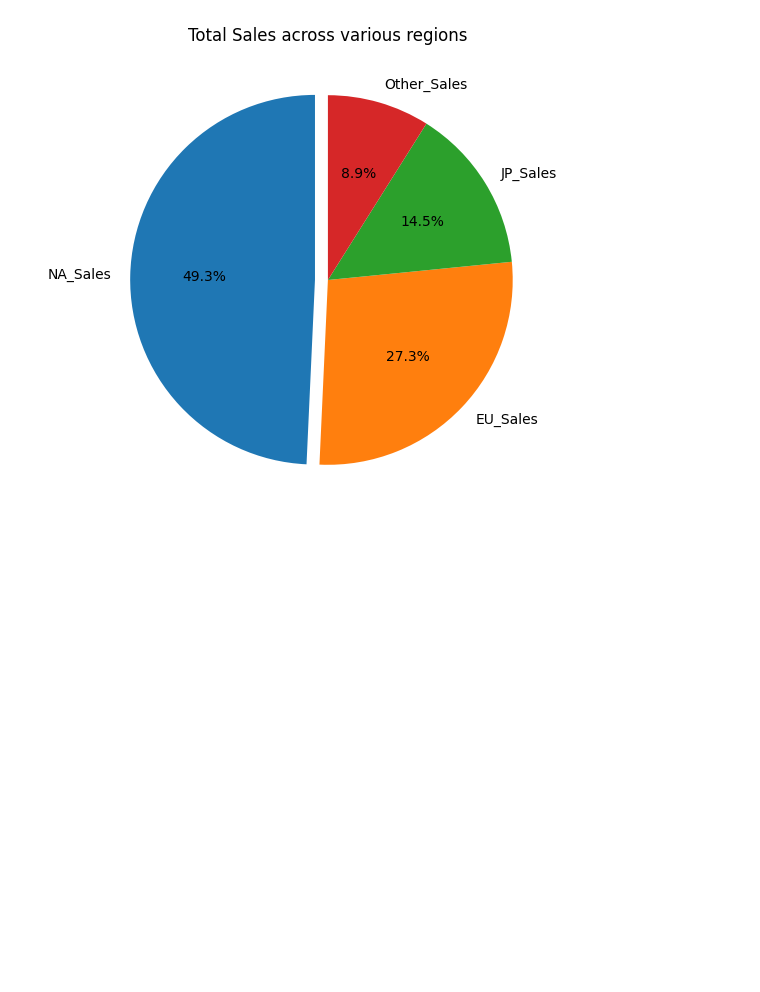
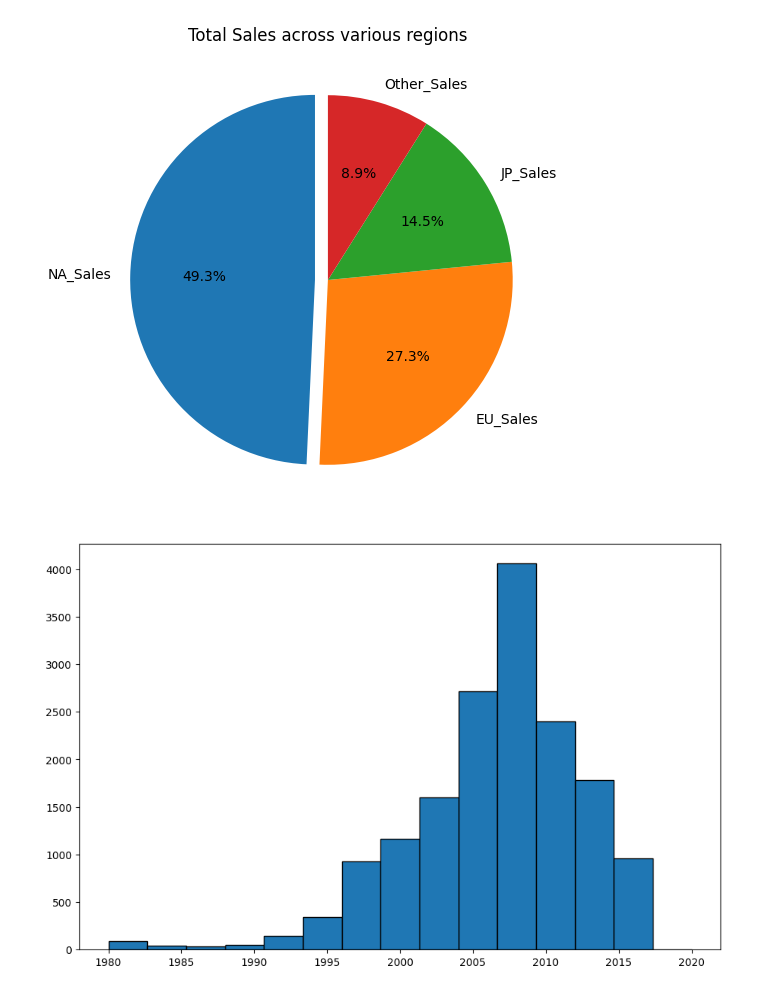
Before and after one commit to kushbharti/matlib_prac, a Jupyter notebook: Practices/base.ipynb, the cells around one changed output. Drawn from its saved outputs; the diff is of its cells as text; code cells hidden in the pictures; blank space fills up the shorter version.

```diff
--- a/Practices/base.ipynb
+++ b/Practices/base.ipynb
@@ -59,3 +60,9 @@ plt.title('Total Sales across various regions')
 plt.show()
 # %% [output]
 [figure]
+# %%
+plt.figure(figsize=(11,7))
+plt.hist(data['Year'], bins=15, edgecolor='black')
+plt.show()
+# %% [output]
+[figure, added]
```
Also changed, not shown: parts of 4 cells of this notebook.
